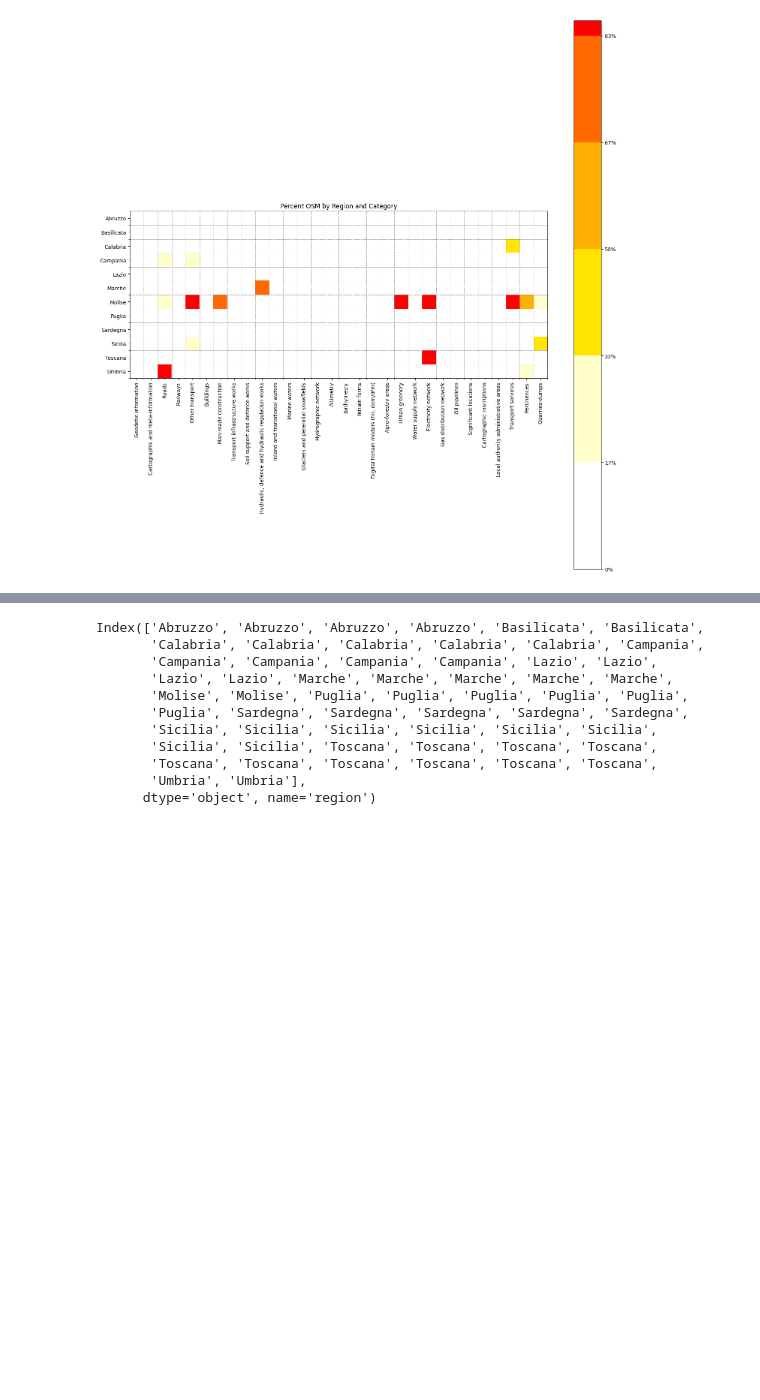
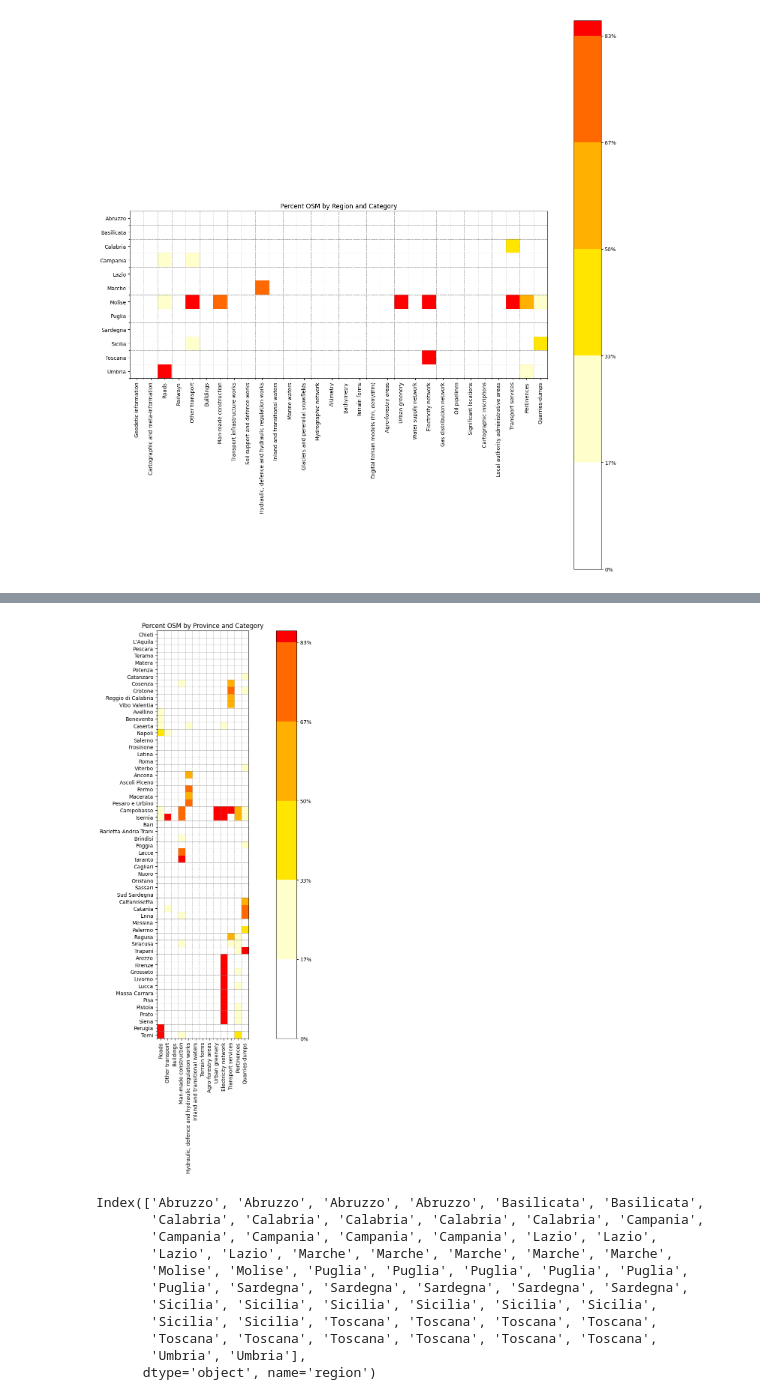
Before and after one commit to napo/dbsnosmcompare, a Jupyter notebook: analysis_osm_presence_igm_declaration.ipynb, the cells around one changed output, grey strips where cells are left out. Cells and saved outputs as stored; diff of their text form; code cells hidden in the pictures; blank space fills up the shorter version.

```diff
--- a/analysis_osm_presence_igm_declaration.ipynb
+++ b/analysis_osm_presence_igm_declaration.ipynb
@@ -336,3 +289,61 @@ plt.show()
+# %%
+df = pivot_table.reset_index()
+provincies = df.province.unique()
+categories = pivot_table.columns.values
+values = np.zeros((len(provincies), len(categories)))
+
+for i, province in enumerate(provincies):
+    for j, category in enumerate(categories):
+        value = df[df['province'] == province][category].values[0]
+        values[i, j] = value
+
+
+# Creiamo la matrice di colori personalizzata
+colors = ['#FFFFFF', '#FFFFCC', '#FFE500', '#FFB000', '#FF6900', '#FF0000']
+cmap = ListedColormap(colors)
+
+# Creiamo un oggetto figura e un oggetto assi
+fig, ax = plt.subplots(figsize=(15, 15))
+
+# Creiamo un'immagine a colori della matrice di valori
+im = ax.imshow(values, cmap=cmap, vmax=100)
+
+# Aggiungiamo la griglia
+ax.set_xticks(np.arange(len(categories)+1)-0.5, minor=True)
+ax.set_yticks(np.arange(len(provincies)+1)-0.5, minor=True)
+ax.grid(which='minor', color='gray', linestyle='--', linewidth=0.5)
+
+# Aggiungiamo le etichette delle righe e delle colonne
+ax.set_xticks(np.arange(len(categories)))
+ax.set_xticklabels(categories, rotation='vertical')
+ax.set_yticks(np.arange(len(provincies)))
+ax.set_yticklabels(provincies)
+
+# Aggiungiamo il titolo del grafico e la barra con la legenda
+ax.set_title('Percent OSM by Province and Category')
+cbar = plt.colorbar(im, ax=ax)
+ticks = np.linspace(0, 100, len(colors) + 1)
+cbar.ax.set_yticks(ticks)
+cbar.ax.set_yticklabels([f"{x:.0f}%" for x in ticks])
+#cbar.ax.set_xticklabels([f"{x:.0f}%" for x in np.linspace(0, 100, len(colors) + 1)[:-1]])
+
+# Posizioniamo i tick della barra della legenda a destra e aggiungiamo l'etichetta della barra della legenda
+cbar.ax.yaxis.set_ticks_position('right')
+#cbar.ax.set_ylabel('Percentuale OSM')
+
+# Impostiamo l'altezza della barra della legenda
+cbar.ax.set_ylim(0, 100 * (len(colors) / (len(colors) + 1)))
+
+# Allarghiamo il grafico
+fig.tight_layout()
+
+# Salviamo il grafico come immagine
+plt.savefig('image/percent_osm_by_province_and_category.png', dpi=300)
+
+# Mostrare il grafico
+plt.show()
+# %% [output]
+[figure, added]
 # %%
 pivot_table.index.get_level_values(0)
 # %% [output]
```
Also changed, not shown: parts of 1 cell of this notebook.
